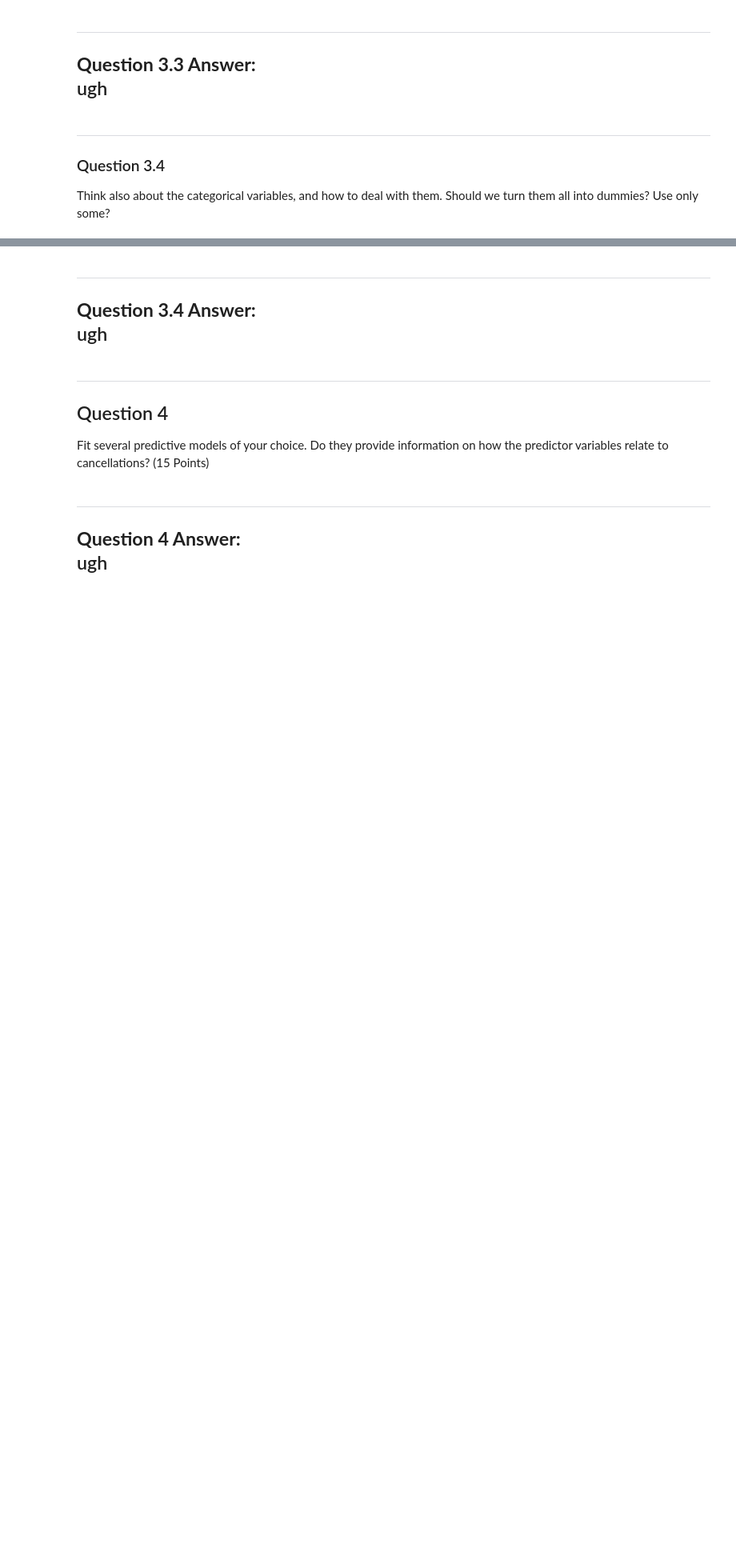
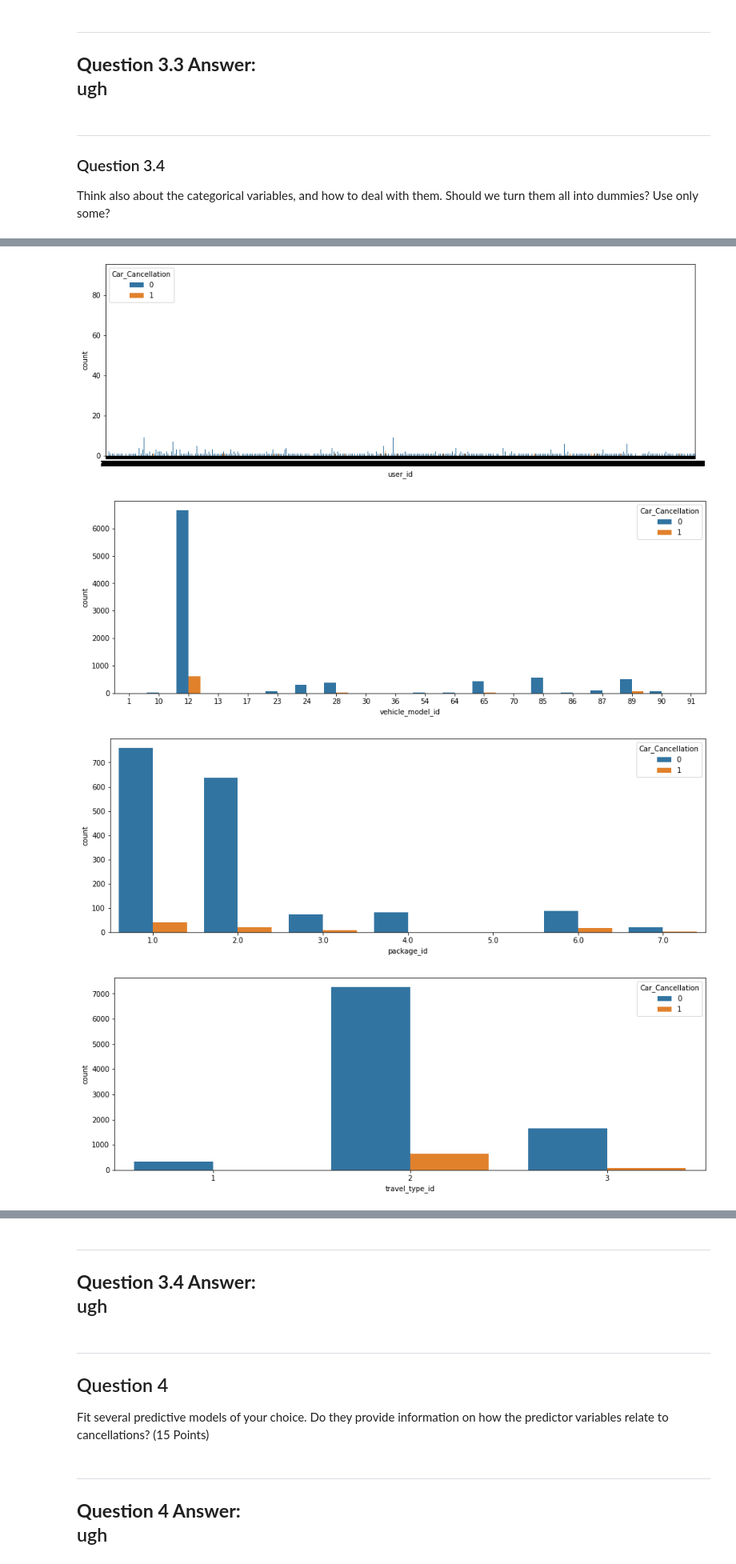
Before and after one commit to zachfreitas/ADS_505_Applied_Data_Sci_for_Business-, a Jupyter notebook: Module_3/Assignment_3/Zachariah_Freitas_Assignment_3.ipynb, the cells around one changed output, grey strips where cells are left out. Shown at 80% size. Saved outputs shown, nothing was run; the diff lists cells and outputs as text; code cells hidden in the pictures; blank space fills up the shorter version.

```diff
--- a/Module_3/Assignment_3/Zachariah_Freitas_Assignment_3.ipynb
+++ b/Module_3/Assignment_3/Zachariah_Freitas_Assignment_3.ipynb
@@ -270,3 +270,8 @@ ugh
 ---
 ### Question 3.3
 Think about what useful information might be held within the date and time fields (the booking timestamp and the trip timestamp).
+# %%
+# How far ahead are trips planned?
+timedelta = taxi_df['from_date']-taxi_df['booking_created']
+taxi_df['time_delta(secs)'] = timedelta.astype('timedelta64[s]').astype(np.int32) # Minutes: 'timedelta64[m]' or / 60.0  Hours: 'timedelta64[h]' or / 3600.0
+taxi_df['time_delta(secs)']
@@ -281,0 +333,14 @@ Think also about the categorical variables, and how to deal with them. Should we
+# %%
+# Cateforical EDA
+import seaborn as sns
+
+cat_vars = ['user_id', 'vehicle_model_id', 'package_id', 'travel_type_id', 'online_booking', 'mobile_site_booking']
+for col in cat_vars:
+  plt.figure(figsize=(15,5))
+  ax = sns.countplot(data = taxi_df, x = col, hue = 'Car_Cancellation')
+  plt.show()
+# %% [output]
+[figure, added]
+[figure, added]
+[figure, added]
+[figure, added]
```
Also changed, not shown: parts of 9 cells of this notebook.
